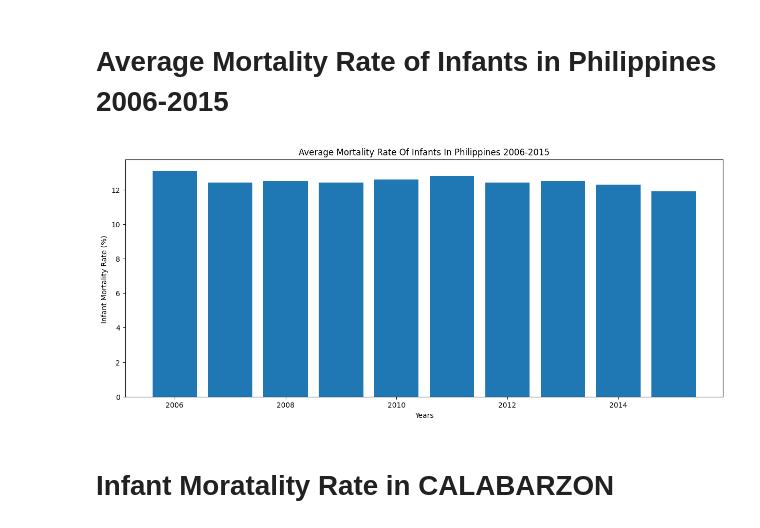
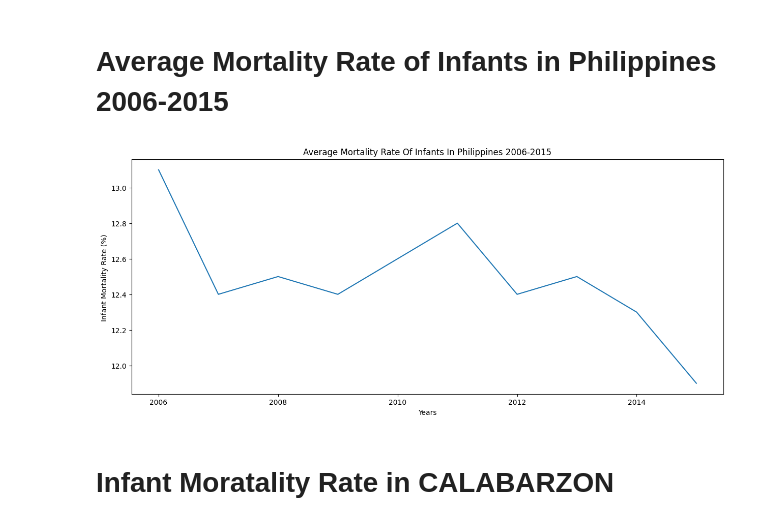
Before and after one commit to Glennarcega/IT-BA-3203-PROJECT, a Jupyter notebook: Social_Factor_of_death.ipynb, the cells around one changed output. Drawn from its saved outputs; the diff is of its cells as text; code cells hidden in the pictures.

```diff
--- a/Social_Factor_of_death.ipynb
+++ b/Social_Factor_of_death.ipynb
@@ -182,16 +182,16 @@ plt.show()
 # %%
 Year = data['Year']
 Mortality = data['PHILIPPINES']
 
 
 fig = plt.figure(figsize=(15,6))
-plt.bar(Year, Mortality)
+plt.plot(Year, Mortality)
 plt.xlabel('Years')
 plt.ylabel('Infant Mortality Rate (%) ')
 plt.title('Average Mortality Rate Of Infants In Philippines 2006-2015')
 plt.show()
 # %% [output]
-[figure, old version]
+[figure, new version]
 # %% [markdown]
 # **Infant Moratality Rate in CALABARZON**
 # %%
```
Also changed, not shown: parts of 5 cells of this notebook.
